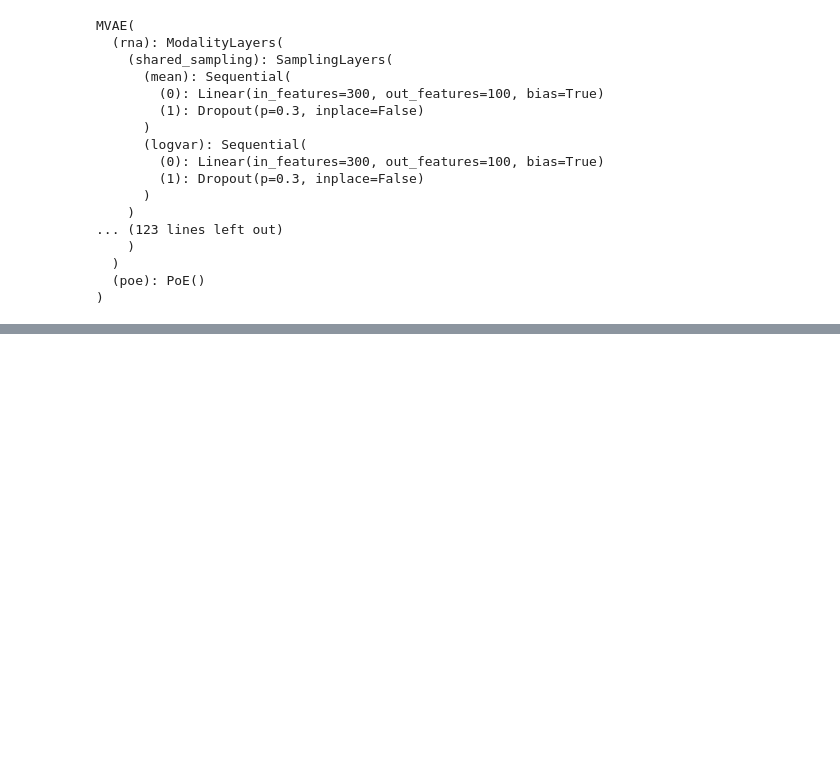
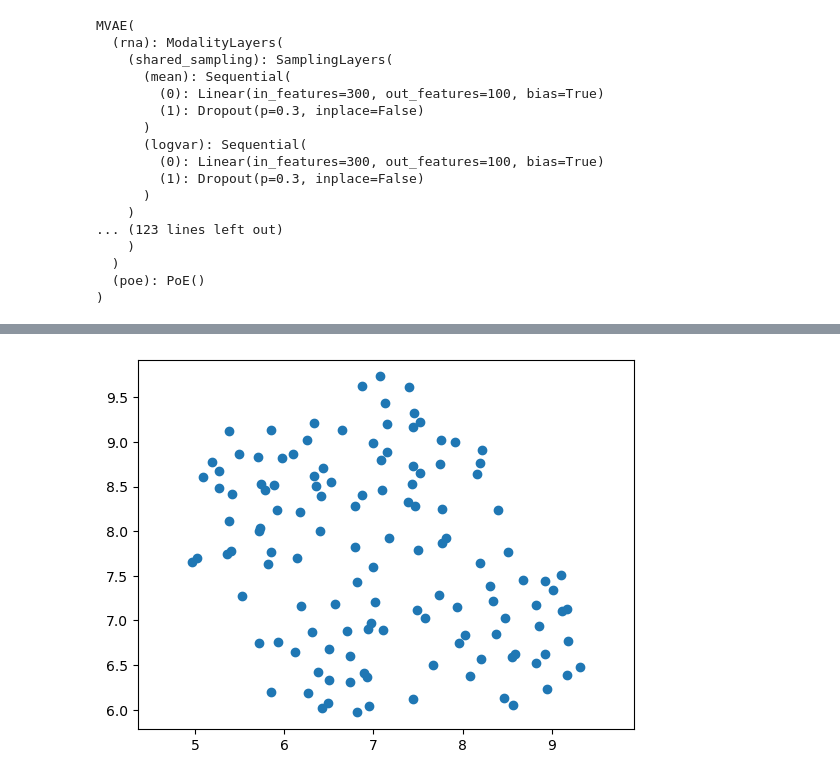
Before and after one commit to annkamsk/mvae, a Jupyter notebook: Harmony.ipynb, the cells around one changed output, grey strips where cells are left out. Saved outputs shown, nothing was run; the diff lists cells and outputs as text; code cells hidden in the pictures; blank space fills up the shorter version.

```diff
--- a/Harmony.ipynb
+++ b/Harmony.ipynb
@@ -120,7 +120,7 @@ MVAE(
 from src.train import train_mvae, TrainParams
 train_params = TrainParams(train_size=0.8, n_epochs=100, learning_rate=1e-4, batch_size=128)
 # %%
-train_mvae(model, mdata, train_params)
+corr, output = train_mvae(model, mdata, train_params)
 # %% [output]
 Train data size: 4000
 Test data size: 1000
@@ -179,3 +178,4 @@ MuData object with n_obs × n_vars = 128 × 41910
 # %%
-sc.pp.neighbors(a)
-sc.tl.umap(a)
+import umap
+reducer = umap.UMAP()
+embedding = reducer.fit_transform(corr)
@@ -185,0 +182,8 @@ AttributeError: 'NoneType' object has no attribute 'dtype'
+# %%
+import matplotlib.pyplot as plt
+plt.scatter(
+    embedding[:, 0],
+    embedding[:, 1])
+plt.gca().set_aspect('equal', 'datalim')
+# %% [output]
+[figure, added]
```
Also changed, not shown: parts of 4 cells of this notebook, 5 other files.
